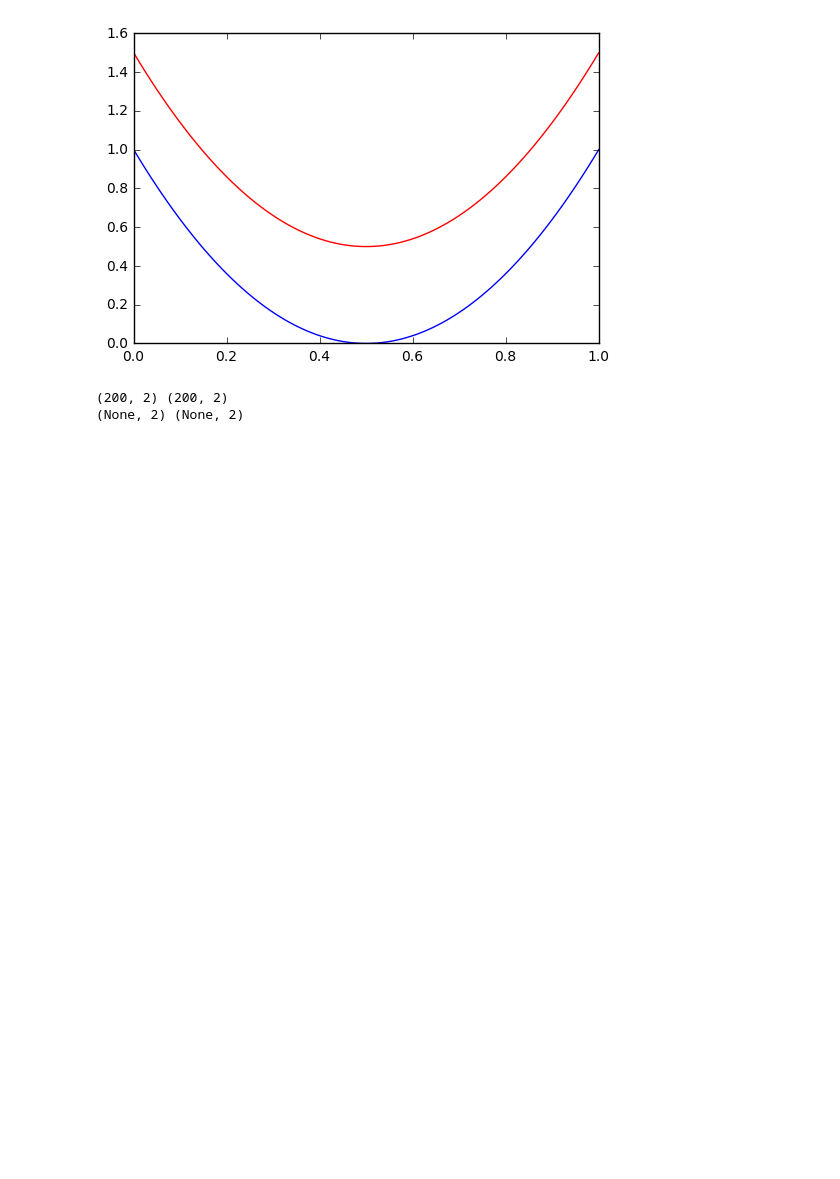
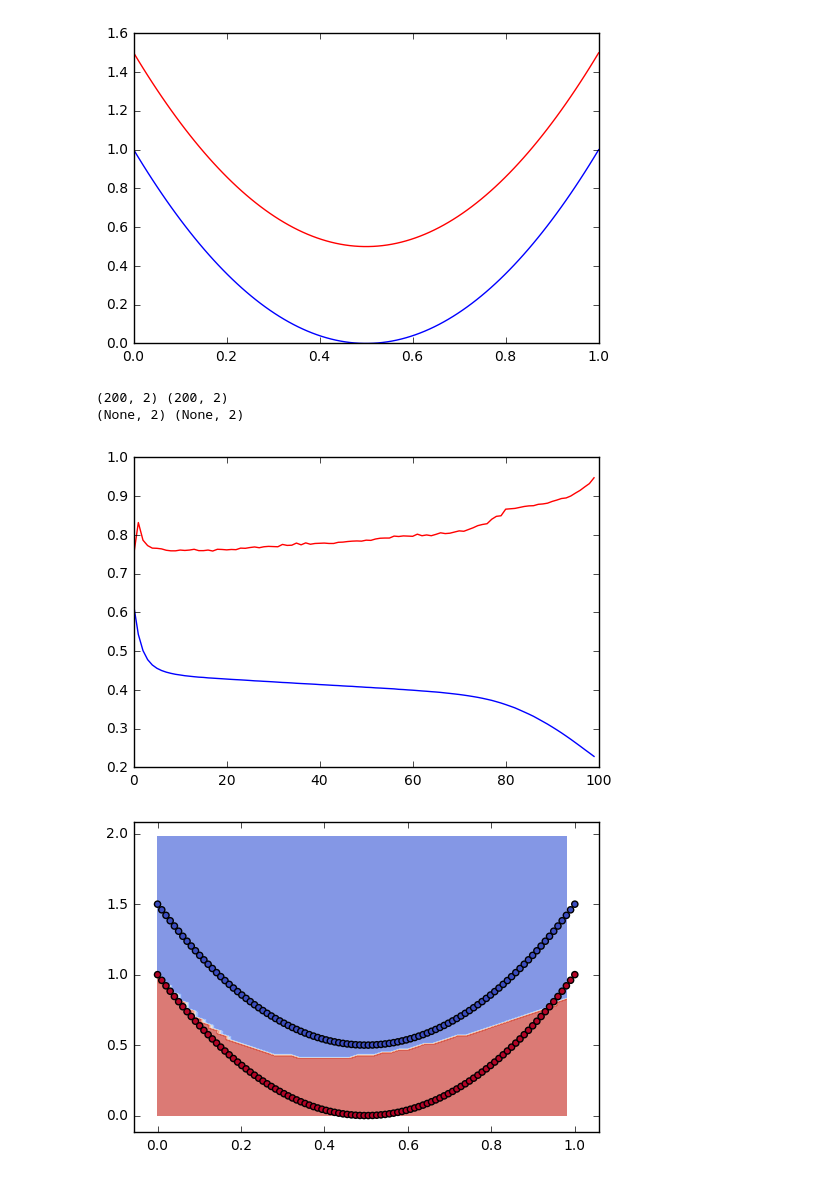
Before and after one commit to huizhuzhao/jupyter_notebook, a Jupyter notebook: jupyter_keras/examples/nn_manifold_topology.ipynb, the cells around one changed output. Cells and saved outputs as stored; diff of their text form; code cells hidden in the pictures; blank space fills up the shorter version.

Commit message:
plot nn_manifold_topoloty

```diff
--- a/jupyter_keras/examples/nn_manifold_topology.ipynb
+++ b/jupyter_keras/examples/nn_manifold_topology.ipynb
@@ -23,15 +28,52 @@ plt.plot(X[100:, 0], X[100:, 1], 'r')
 plt.show()
 # %% [output]
 [figure]
-# %%
-def build_model():
-    model = Sequential()
-    model.add(Dense(output_dim=2, input_shape=(2, ), activation='softmax'))
-    return model
-
-model = build_model()
-print X.shape, y.shape
-print model.input_shape, model.output_shape
-# %% [output]
-(200, 2) (200, 2)
-(None, 2) (None, 2)
+# %%
+def build_model():
+    model = Sequential()
+    model.add(Dense(output_dim=3, input_shape=(2, ), activation='tanh')) # changing output_dim, you test different model
+    model.add(Dense(output_dim=2, activation='softmax'))
+    model.compile(optimizer='adam', loss='categorical_crossentropy', metrics=['accuracy'])
+    return model
+
+def train_model(model, data_it, num_batches=10, loop=10):
+    loss_metrics = []
+    for ii in range(loop):
+        tmp_loss_metrics = []
+        for jj in range(num_batches):
+            batch_x, batch_y = data_it.next()
+            batch_loss_metrics = model.train_on_batch(batch_x, batch_y)
+            tmp_loss_metrics.append(batch_loss_metrics)
+        tmp_loss_metrics = np.mean(np.asarray(tmp_loss_metrics), axis=0)
+        loss_metrics.append(tmp_loss_metrics)
+    return loss_metrics
+
+def visualize_model(model, x_min, x_max, y_min, y_max, h):
+    xx, yy = np.meshgrid(np.arange(x_min, x_max, h), np.arange(y_min, y_max, h))
+    zz = model.predict(np.c_[xx.ravel(), yy.ravel()])
+    zz = np.reshape(zz.argmax(axis=1), xx.shape)
+
+    plt.contourf(xx, yy, zz, cmap=plt.cm.coolwarm, alpha=0.7)
+    plt.scatter(X[:, 0], X[:, 1], c=y.argmax(axis=1), cmap=plt.cm.coolwarm)
+    plt.show()
+# %%
+batch_size = 10; num_batches = 200; loop = 100
+data_it = ComplexIterator([X, y], batch_size=batch_size, shuffle=True, seed=123)
+model = build_model()
+print X.shape, y.shape
+print model.input_shape, model.output_shape
+# %% [output]
+(200, 2) (200, 2)
+(None, 2) (None, 2)
+# %%
+loss_metrics = train_model(model, data_it, num_batches, loop)
+# %%
+loss_list = [x[0] for x in loss_metrics]
+metrics_list = [x[1] for x in loss_metrics]
+plt.plot(loss_list)
+plt.plot(metrics_list, 'r')
+plt.show()
+visualize_model(model, 0, 1, 0, 2, 0.02)
+# %% [output]
+[figure, added]
+[figure, added]
```
Also changed, not shown: parts of 2 cells of this notebook, 1 other file.
